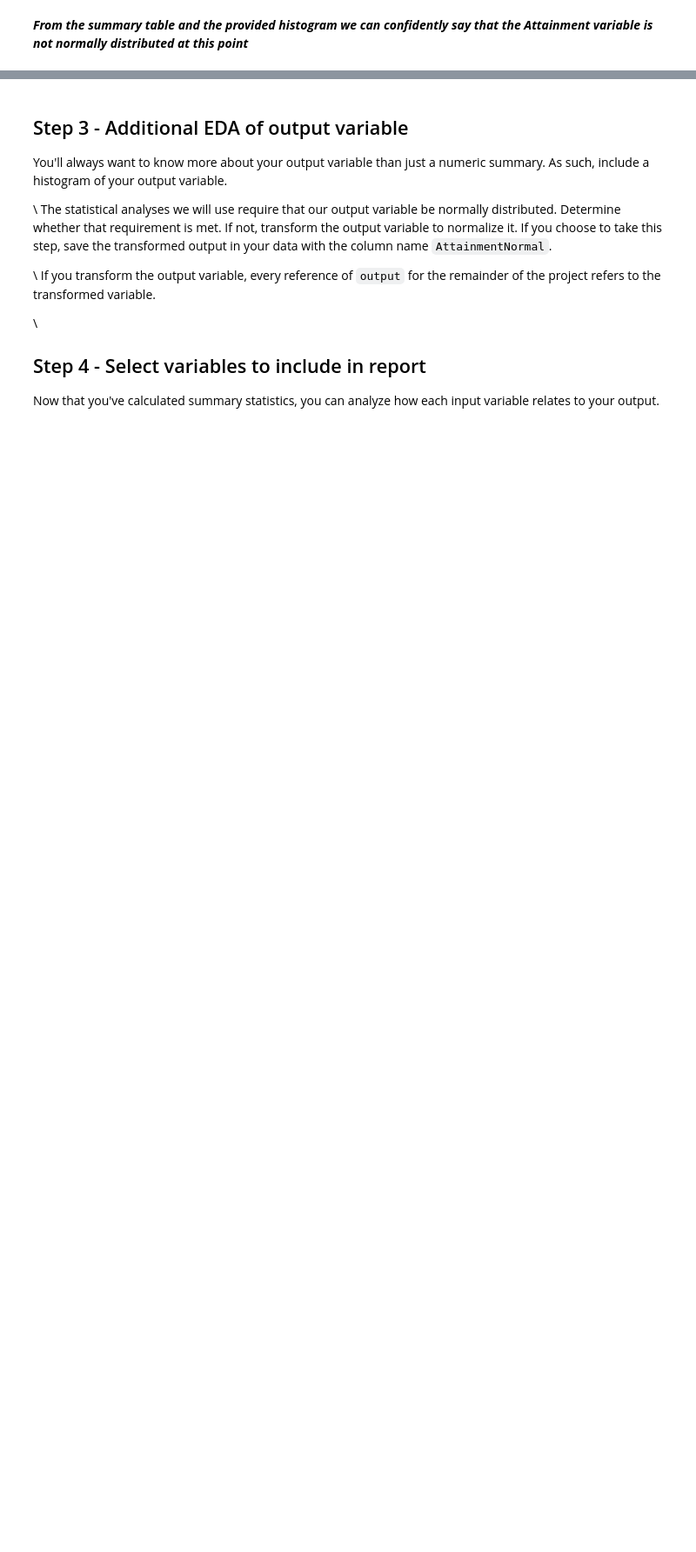
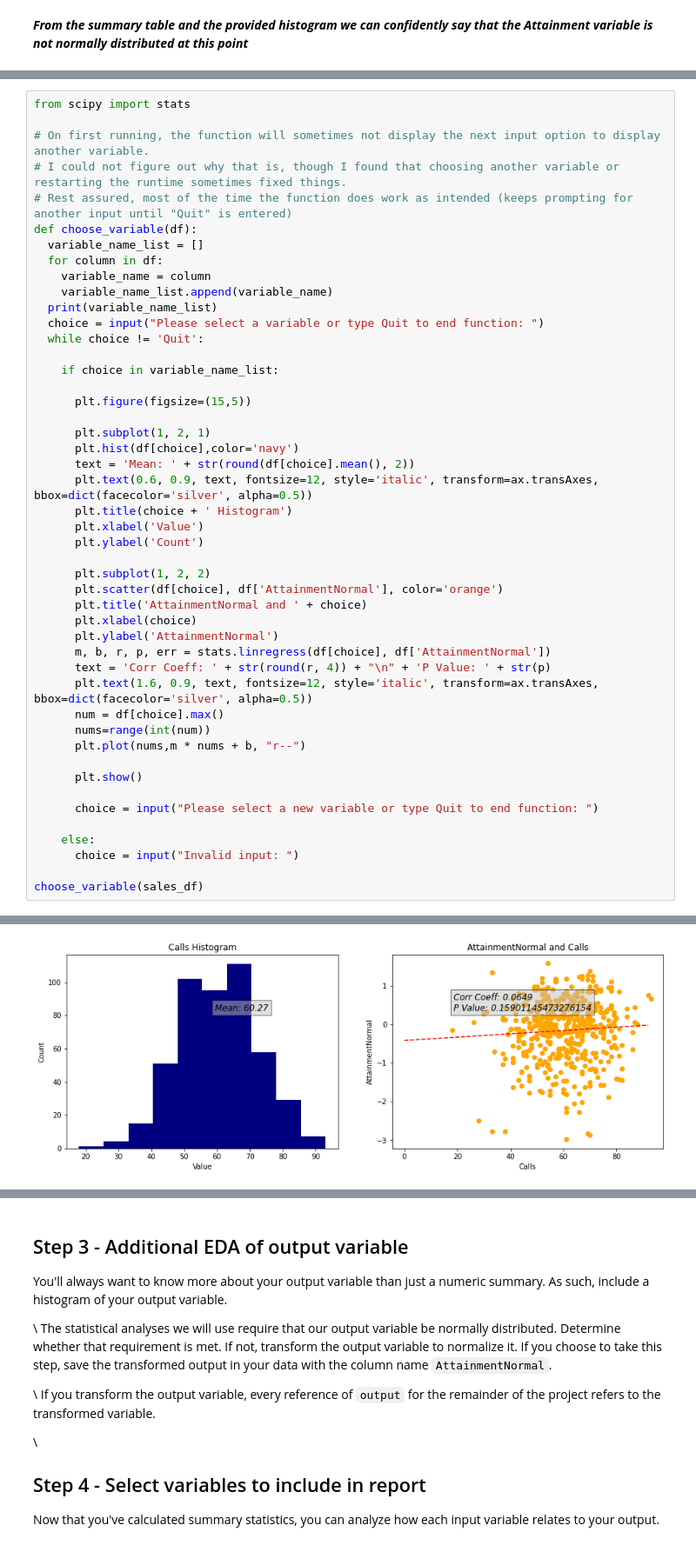
Before and after one commit to krashby4/is115final, a Jupyter notebook: Final_Fall20_Kyler_Ashby_workinprogress.ipynb, the cells around one changed output, grey strips where cells are left out. Shown at 87% size. Drawn from its saved outputs; the diff is of its cells as text; blank space fills up the shorter version.

```diff
--- a/Final_Fall20_Kyler_Ashby_workinprogress.ipynb
+++ b/Final_Fall20_Kyler_Ashby_workinprogress.ipynb
@@ -160,0 +199,48 @@ plt.show()
+# %%
+from scipy import stats
+
+# On first running, the function will sometimes not display the next input option to display another variable.
+# I could not figure out why that is, though I found that choosing another variable or restarting the runtime sometimes fixed things.
+# Rest assured, most of the time the function does work as intended (keeps prompting for another input until "Quit" is entered)
+def choose_variable(df):
+  variable_name_list = []
+  for column in df:
+    variable_name = column
+    variable_name_list.append(variable_name)
+  print(variable_name_list)
+  choice = input("Please select a variable or type Quit to end function: ")
+  while choice != 'Quit':
+
+    if choice in variable_name_list:
+
+      plt.figure(figsize=(15,5))
+
+      plt.subplot(1, 2, 1)
+      plt.hist(df[choice],color='navy')
+      text = 'Mean: ' + str(round(df[choice].mean(), 2))
+      plt.text(0.6, 0.9, text, fontsize=12, style='italic', transform=ax.transAxes, bbox=dict(facecolor='silver', alpha=0.5))
+      plt.title(choice + ' Histogram')
+      plt.xlabel('Value')
+      plt.ylabel('Count')
+
+      plt.subplot(1, 2, 2)
+      plt.scatter(df[choice], df['AttainmentNormal'], color='orange')
+      plt.title('AttainmentNormal and ' + choice)
+      plt.xlabel(choice)
+      plt.ylabel('AttainmentNormal')
+      m, b, r, p, err = stats.linregress(df[choice], df['AttainmentNormal'])
+      text = 'Corr Coeff: ' + str(round(r, 4)) + "\n" + 'P Value: ' + str(p)
+      plt.text(1.6, 0.9, text, fontsize=12, style='italic', transform=ax.transAxes, bbox=dict(facecolor='silver', alpha=0.5))
+      num = df[choice].max()
+      nums=range(int(num))
+      plt.plot(nums,m * nums + b, "r--")
+
+      plt.show()
+
+      choice = input("Please select a new variable or type Quit to end function: ")
+
+    else:
+      choice = input("Invalid input: ")
+
+choose_variable(sales_df)
+# %% [output]
@@ -160,0 +253 @@ plt.show()
+[figure, added]
```
Also changed, not shown: parts of 6 cells of this notebook.
